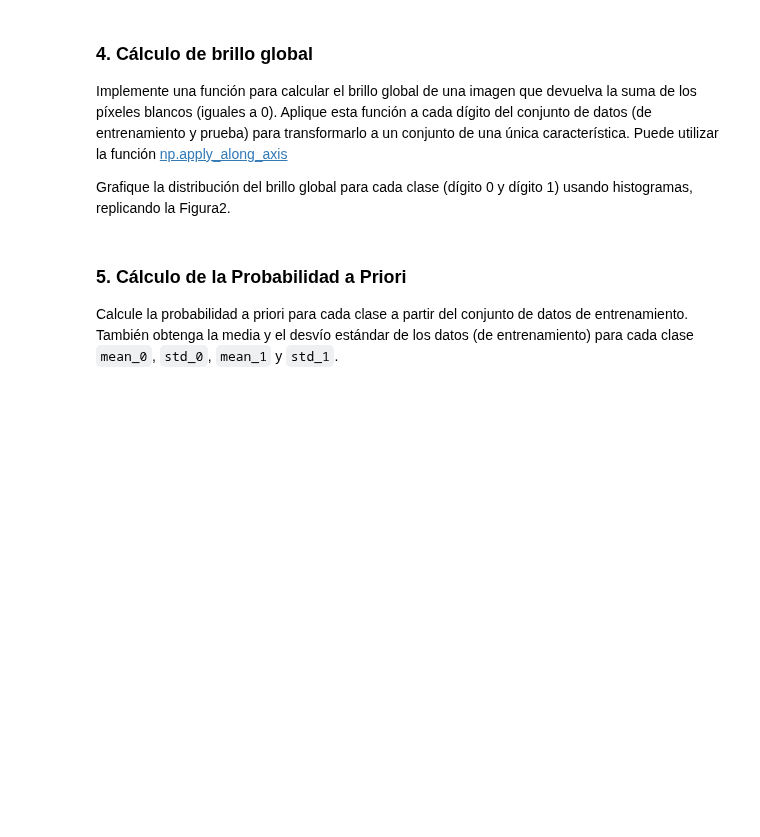
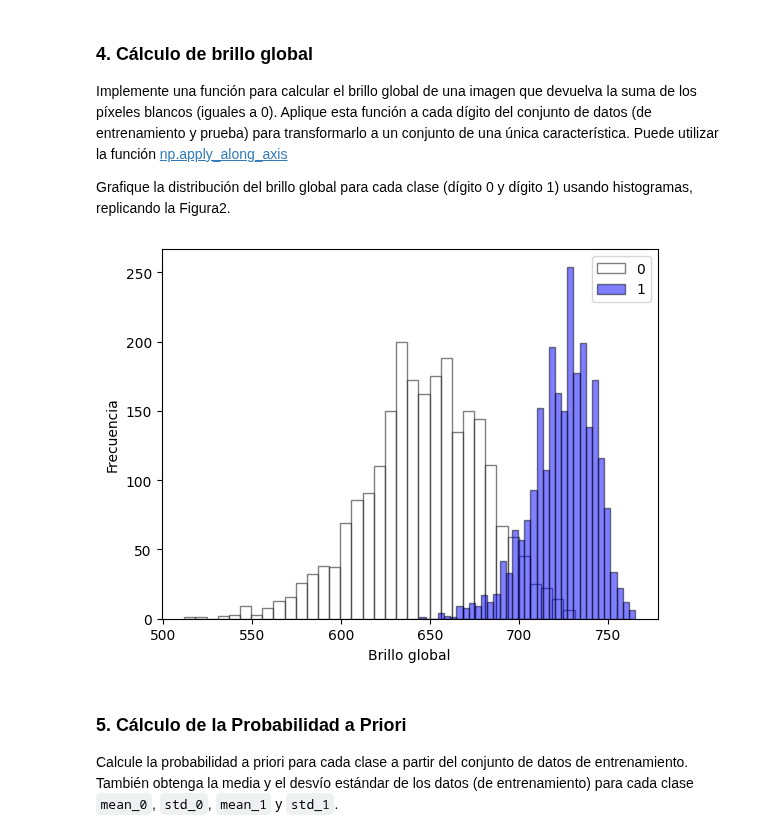
Before and after one commit to axelescalante0/Aprendizaje-Maquinal, a Jupyter notebook: Scrips/Clasificador Bayesiano/ClasificadorBayes.ipynb, the cells around one changed output. Cells and saved outputs as stored; diff of their text form; code cells hidden in the pictures; blank space fills up the shorter version.

```diff
--- a/Scrips/Clasificador Bayesiano/ClasificadorBayes.ipynb
+++ b/Scrips/Clasificador Bayesiano/ClasificadorBayes.ipynb
@@ -143,6 +182,25 @@ Visualice los 15 primeros dígitos del conjunto de entrenamiento. Puede utilizar
 Implemente una función para calcular el brillo global de una imagen que devuelva la suma de los píxeles blancos (iguales a 0). Aplique esta función a cada dígito del conjunto de datos (de entrenamiento y prueba) para transformarlo a un conjunto de una única característica. Puede utilizar la función [np.apply_along_axis](https://numpy.org/doc/stable/reference/generated/numpy.apply_along_axis.html)
 
 Grafique la distribución del brillo global para cada clase (dígito 0 y dígito 1) usando histogramas, replicando la Figura2.
+# %%
+#implemtamos una funcion que calcule el brillo global de una imagen devolviendo la suma de todos los pixeles blancos (iguales a 0)
+#Aplicando esta funcion a cada digito del conjunto de datos (train y test) para transformar a un conjunto de unica caracteristica usando la funcion apply de numpy
+
+def brillo_global(imagen):
+    return np.sum(imagen==0)
+# %%
+X_train_brillo = X_train_bin.apply(brillo_global, axis=1)  #axis=1 para aplicar la funcion a cada fila
+X_test_brillo = X_test_bin.apply(brillo_global, axis=1)
+# %%
+#Visualizamos el histograma de los brillos globales de los digitos 0 y 1
+plt.hist(X_train_brillo[y_train==0], bins=35, alpha=0.5, label='0', color='white', edgecolor='black')
+plt.hist(X_train_brillo[y_train==1], bins=35, alpha=0.5, label='1', color='blue', edgecolor='black')
+plt.xlabel('Brillo global')
+plt.ylabel('Frecuencia')
+plt.legend()
+plt.show()
+# %% [output]
+[figure, added]
 # %% [markdown]
 ### 5. Cálculo de la Probabilidad a Priori
 
```
Also changed, not shown: parts of 4 cells of this notebook.
